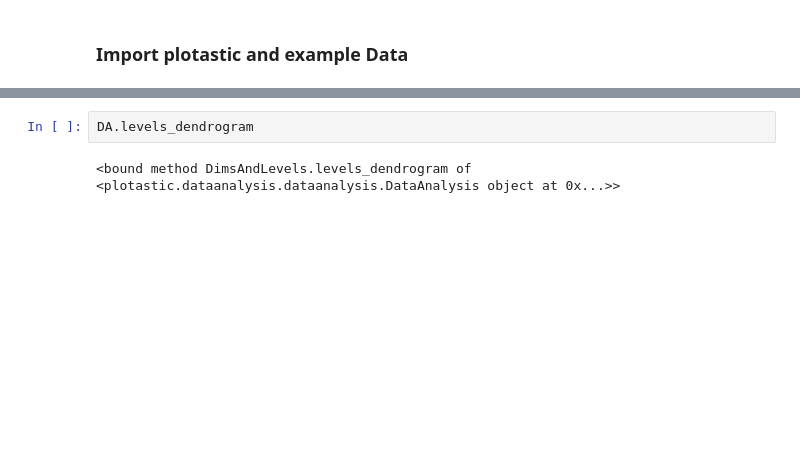
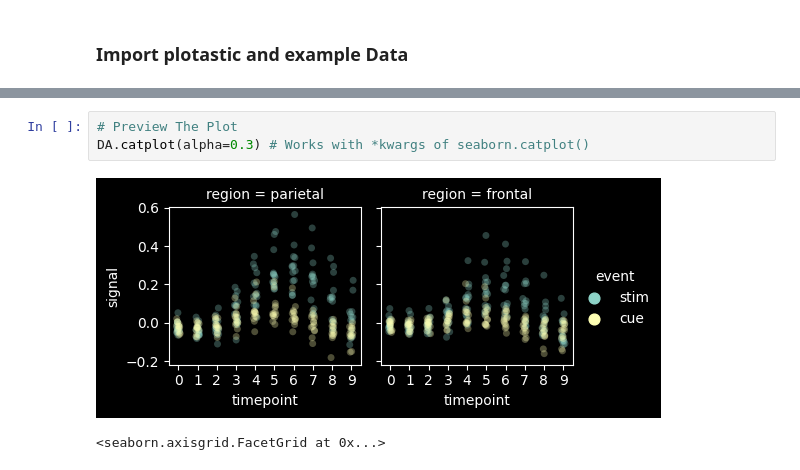
Before and after one commit to markur4/plotastic, a Jupyter notebook: Examples & Walkthroughs/how_to_use.ipynb, the cells around one changed output, grey strips where cells are left out. Cells and saved outputs as stored; diff of their text form; blank space fills up the shorter version.

```diff
--- a/Examples & Walkthroughs/how_to_use.ipynb
+++ b/Examples & Walkthroughs/how_to_use.ipynb
@@ -55,5 +43,7 @@ Name: FC, dtype: int64
 ================================================================================
-# %%
-DA.levels_dendrogram
-# %% [output]
-<bound method DimsAndLevels.levels_dendrogram of <plotastic.dataanalysis.dataanalysis.DataAnalysis object at 0x...>>
+# %%
+# Preview The Plot
+DA.catplot(alpha=0.3) # Works with *kwargs of seaborn.catplot()
+# %% [output]
+[figure, added]
+<seaborn.axisgrid.FacetGrid at 0x...>
```
Also changed, not shown: parts of 16 cells of this notebook, 6 other files.
